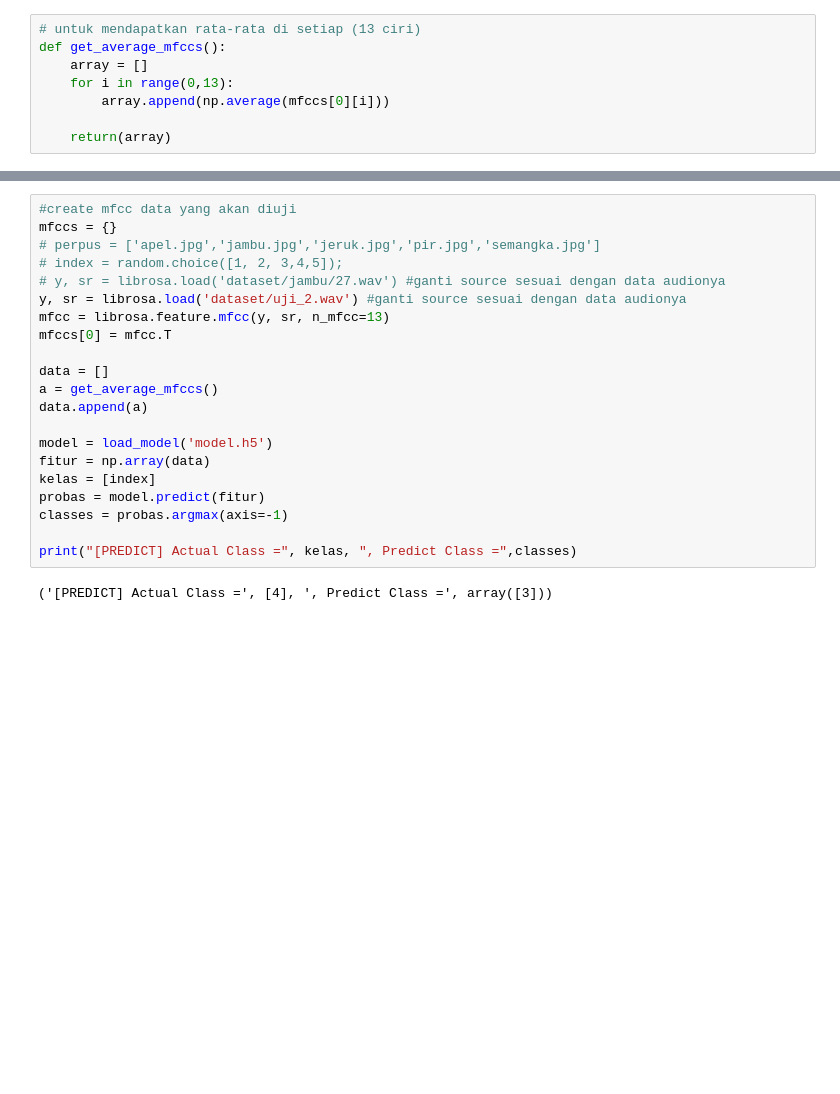
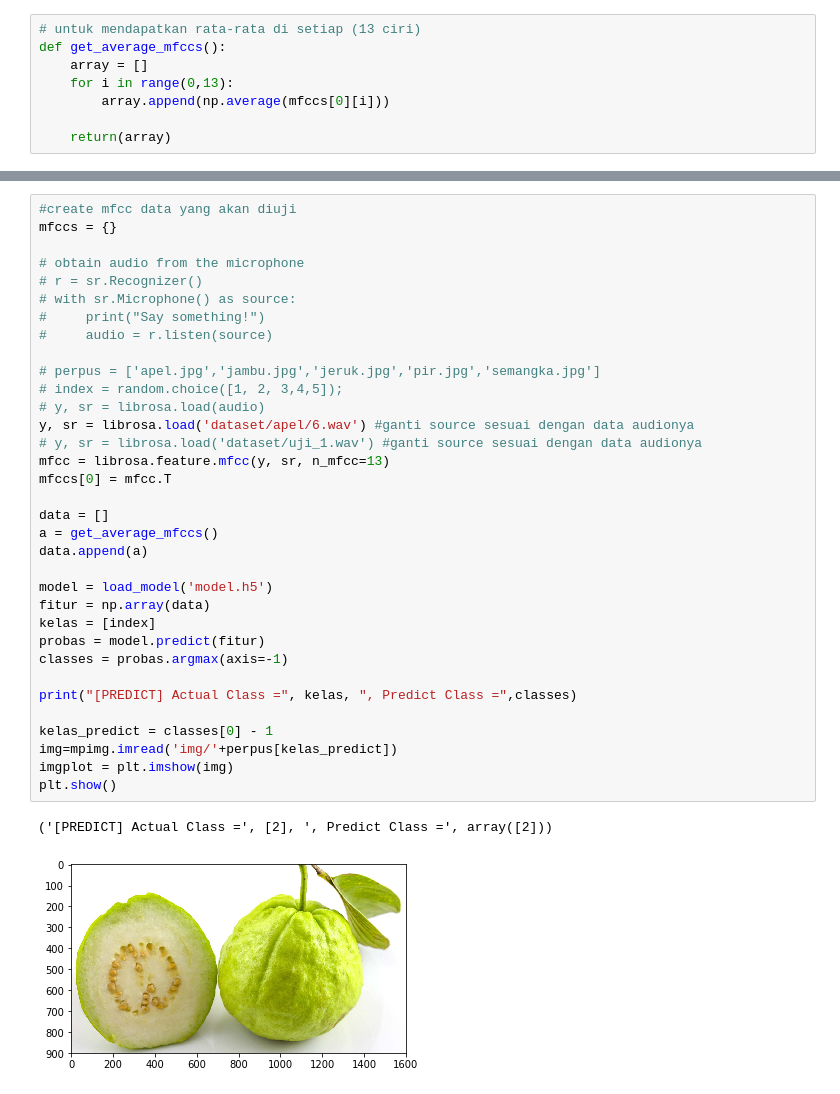
Before and after one commit to randimaizul/NLP_Project, a Jupyter notebook: Extract_speech_to_model.ipynb, the cells around one changed output, grey strips where cells are left out. Saved outputs shown, nothing was run; the diff lists cells and outputs as text; blank space fills up the shorter version.

```diff
--- a/Extract_speech_to_model.ipynb
+++ b/Extract_speech_to_model.ipynb
@@ -34,23 +33,37 @@ plt.show()
 # %%
 #create mfcc data yang akan diuji
 mfccs = {}
+
+# obtain audio from the microphone
+# r = sr.Recognizer()
+# with sr.Microphone() as source:
+#     print("Say something!")
+#     audio = r.listen(source)
+
 # perpus = ['apel.jpg','jambu.jpg','jeruk.jpg','pir.jpg','semangka.jpg']
 # index = random.choice([1, 2, 3,4,5]);
-# y, sr = librosa.load('dataset/jambu/27.wav') #ganti source sesuai dengan data audionya
-y, sr = librosa.load('dataset/uji_2.wav') #ganti source sesuai dengan data audionya
+# y, sr = librosa.load(audio)
+y, sr = librosa.load('dataset/apel/6.wav') #ganti source sesuai dengan data audionya
+# y, sr = librosa.load('dataset/uji_1.wav') #ganti source sesuai dengan data audionya
 mfcc = librosa.feature.mfcc(y, sr, n_mfcc=13)
 mfccs[0] = mfcc.T
 
 data = []
 a = get_average_mfccs()
 data.append(a)
 
 model = load_model('model.h5')
 fitur = np.array(data)
 kelas = [index]
 probas = model.predict(fitur)
 classes = probas.argmax(axis=-1)
 
 print("[PREDICT] Actual Class =", kelas, ", Predict Class =",classes)
+
+kelas_predict = classes[0] - 1
+img=mpimg.imread('img/'+perpus[kelas_predict])
+imgplot = plt.imshow(img)
+plt.show()
 # %% [output]
-('[PREDICT] Actual Class =', [4], ', Predict Class =', array([3]))
+('[PREDICT] Actual Class =', [2], ', Predict Class =', array([2]))
+[figure, added]
```
Also changed, not shown: parts of 3 cells of this notebook, 2 other files.
